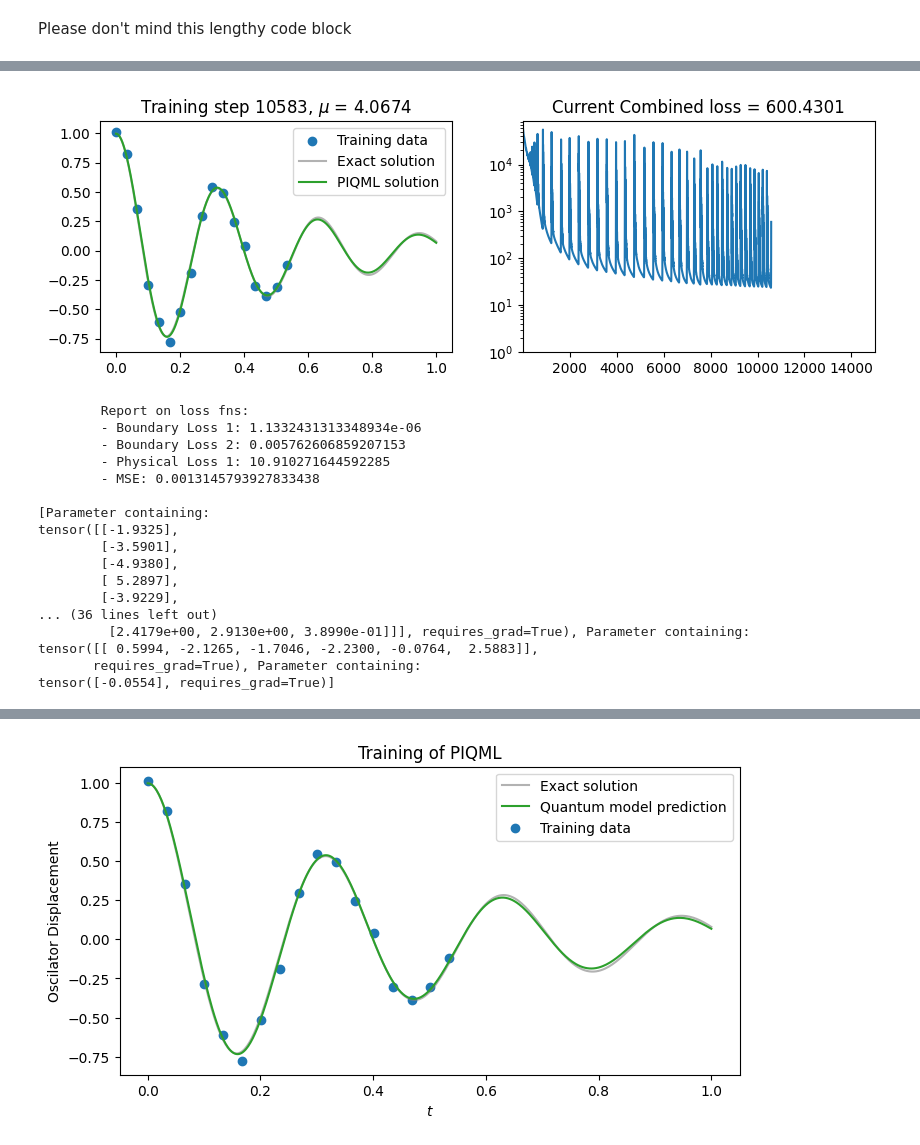
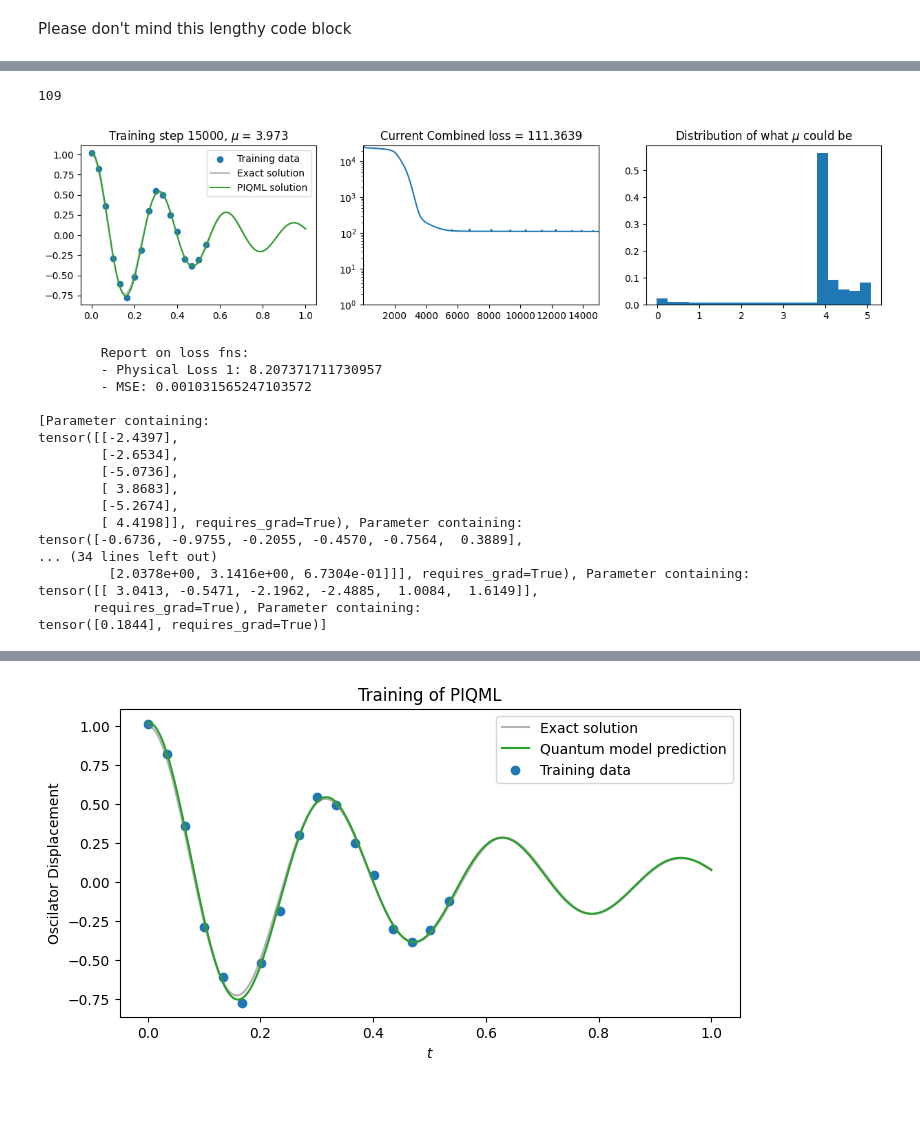
Before and after one commit to NNCT2904/harmonic-oscillator-pinn, a Jupyter notebook: PIQML_simulator_simple_reg.ipynb, the cells around one changed output, grey strips where cells are left out. Drawn from its saved outputs; the diff is of its cells as text; code cells hidden in the pictures; blank space fills up the shorter version.

```diff
--- a/PIQML_simulator_simple_reg.ipynb
+++ b/PIQML_simulator_simple_reg.ipynb
@@ -247,11 +241,11 @@ mu = torch.nn.Parameter(torch.zeros(1, requires_grad=True)) # mu is missing, let
 all_mus = []
 all_loss =[]
 
-learning_rate=1e-2
+learning_rate=1e-3
 optimiser = torch.optim.Adam(list(qmodel.parameters()) + [mu], lr=learning_rate)
 
 # weighting the loss functions, see block below
-lambda1, lambda2, lambda3, lambda4 = 1e5, 1e5, 1, 1e4
+lambda1, lambda2, lambda3, lambda4 = 1e5, 1e5, 1, 1e5
 
 clipper = WeightClipper()
 mseloss = nn.MSELoss()
@@ -278,10 +252,14 @@ list(qmodel.parameters())
+# %%
+sum(p.numel() for p in qmodel.parameters())
+# %% [output]
+109
 # %%
 for i in range(15000):
     optimiser.zero_grad()
 
     # Loss function for initial conditions
-    prediction_initial = qmodel(t_initial_grad)
-    loss1, loss2 = boundary_loss(prediction_initial, t_boundary=t_initial_grad)
+    # prediction_initial = qmodel(t_initial_grad)
+    # loss1, loss2 = boundary_loss(prediction_initial, t_boundary=t_initial_grad)
 
     # Physics loss
     prediction_extend = qmodel(t_true_grad)
@@ -295,9 +273,8 @@ for i in range(15000):
     loss4 = mseloss(prediction, obs_data)
 
     # Combined
-    loss = lambda1*loss1 + lambda2*loss2 + lambda3*loss3 + lambda4*loss4
-
-    if loss3 <= 10 and loss4 <= 0.002: break
+    # loss = lambda1*loss1 + lambda2*loss2 + lambda3*loss3 + lambda4*loss4
+    loss = lambda3*loss3 + lambda4*loss4
 
     loss.backward()
 
@@ -311,56 +288,56 @@ for i in range(15000):
     if i % 1 == 0:
         clear_output(wait=True)
         prediction = qmodel(t_true).detach()
         # plt.figure(figsize=(8,2.5))
 
-        fig, (ax1, ax2) = plt.subplots(1, 2, figsize=(10,3))
+        fig, (ax1, ax2, ax3) = plt.subplots(1, 3, figsize=(15,3), dpi=100)
         ax1.scatter(t_data, obs_data, label="Training data")
         ax1.plot(t_true[:,0], obs_true[:,0], label="Exact solution", color="tab:grey", alpha=0.6)
         ax1.plot(t_true[:,0], prediction[:,0], label="PIQML solution", color="tab:green")
         ax1.legend()
         ax1.set_title(f"Training step {i+1}, $\mu$ = {np.around(mu.item(), 4)}")
 
         ax2.plot(all_loss)
-        ax2.set_xlim(1,15001)
+        ax2.set_xlim(1,len(all_loss))
         ax2.set_ylim(1, all_loss[0])
         ax2.set_yscale('log', base=10)
 
         ax2.set_title(f"Current Combined loss = {np.around(loss.item(), 4)}")
 
+        ax3.hist(all_mus, bins=20, weights=np.ones(len(all_mus))/len(all_mus))
+        ax3.set_title("Distribution of what $\mu$ could be")
 
 
         plt.savefig(f'./plots/PIQML_simple/i_{i}.png', dpi=400)
         plt.show()
 
         print(f'''
         Report on loss fns:
-        - Boundary Loss 1: {loss1}
-        - Boundary Loss 2: {loss2}
         - Physical Loss 1: {loss3}
         - MSE: {loss4}
         ''')
         print(list(qmodel.parameters())) # Uncomment this to see parameters updating
     # Early stopping
-    if loss3 <= 10 and loss4 <= 0.002: break
+    # if loss3 <= 1 and loss4 <= 0.002: break
 # %% [output]
-[figure, old version]
+[figure, new version]
         Report on loss fns:
-        - Boundary Loss 1: 1.1332431313348934e-06
-        - Boundary Loss 2: 0.005762606859207153
-        - Physical Loss 1: 10.910271644592285
-        - MSE: 0.0013145793927833438
+        - Physical Loss 1: 8.207371711730957
+        - MSE: 0.001031565247103572
 
 [Parameter containing:
-tensor([[-1.9325],
-        [-3.5901],
-        [-4.9380],
-        [ 5.2897],
-        [-3.9229],
-... (36 lines left out)
-         [2.4179e+00, 2.9130e+00, 3.8990e-01]]], requires_grad=True), Parameter containing:
-tensor([[ 0.5994, -2.1265, -1.7046, -2.2300, -0.0764,  2.5883]],
+tensor([[-2.4397],
+        [-2.6534],
+        [-5.0736],
+        [ 3.8683],
+        [-5.2674],
+        [ 4.4198]], requires_grad=True), Parameter containing:
+tensor([-0.6736, -0.9755, -0.2055, -0.4570, -0.7564,  0.3889],
+... (34 lines left out)
+         [2.0378e+00, 3.1416e+00, 6.7304e-01]]], requires_grad=True), Parameter containing:
+tensor([[ 3.0413, -0.5471, -2.1962, -2.4885,  1.0084,  1.6149]],
        requires_grad=True), Parameter containing:
-tensor([-0.0554], requires_grad=True)]
+tensor([0.1844], requires_grad=True)]
 # %%
 ## MSE
 np.mean((harmonic_oscillator_solution(d=2, w0=20, t=t_true) - qmodel(t_true)).detach().numpy())**2
```
Also changed, not shown: parts of 6 cells of this notebook, 10 other files.
